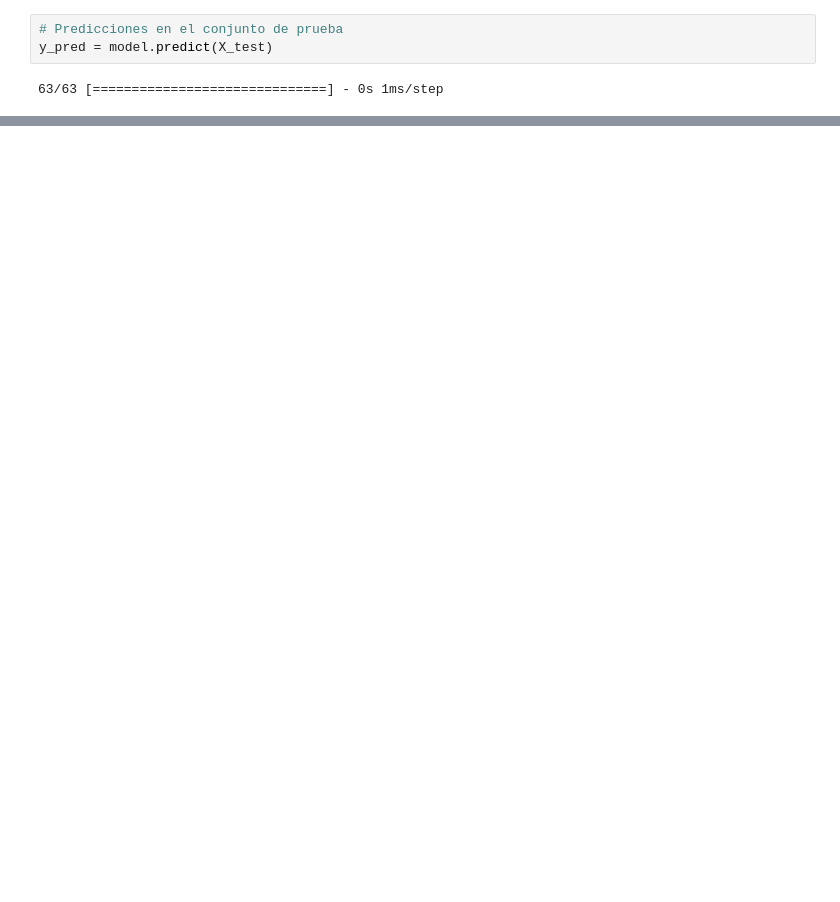
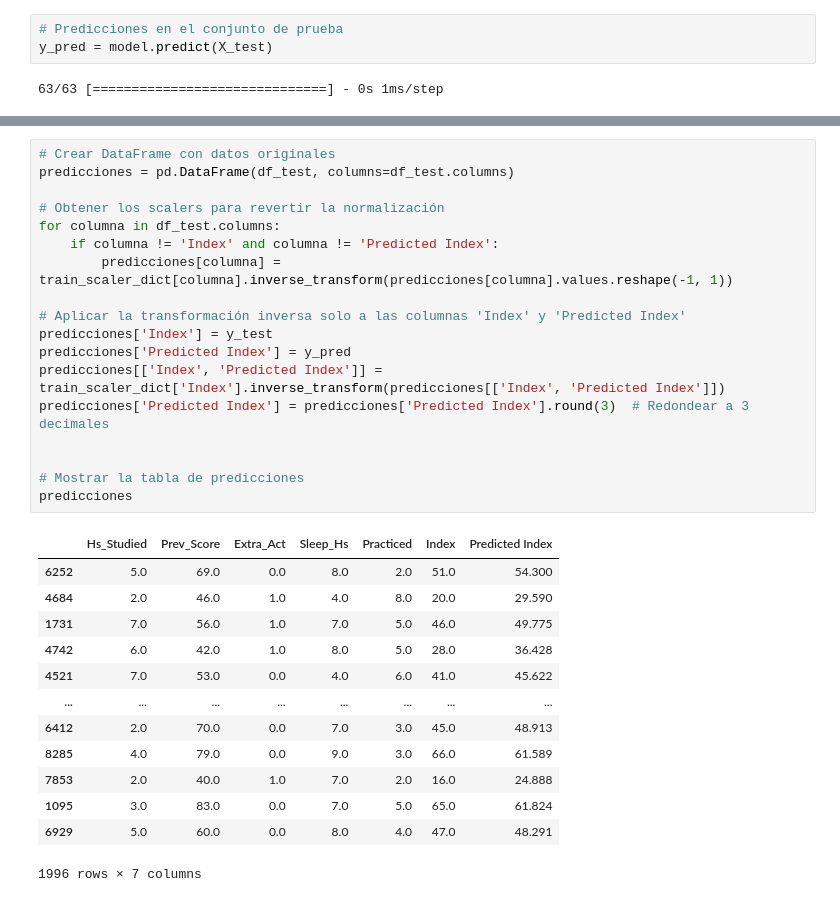
Before and after one commit to MiguelMussi/AAII_TP1, a Jupyter notebook: Problema_1.ipynb, the cells around one changed output, grey strips where cells are left out. Cells and saved outputs as stored; diff of their text form; blank space fills up the shorter version.

```diff
--- a/Problema_1.ipynb
+++ b/Problema_1.ipynb
@@ -474,0 +534,32 @@ R2 Score: 0.99
+# %%
+# Crear DataFrame con datos originales
+predicciones = pd.DataFrame(df_test, columns=df_test.columns)
+
+# Obtener los scalers para revertir la normalización
+for columna in df_test.columns:
+    if columna != 'Index' and columna != 'Predicted Index':
+        predicciones[columna] = train_scaler_dict[columna].inverse_transform(predicciones[columna].values.reshape(-1, 1))
+
+# Aplicar la transformación inversa solo a las columnas 'Index' y 'Predicted Index'
+predicciones['Index'] = y_test
+predicciones['Predicted Index'] = y_pred
+predicciones[['Index', 'Predicted Index']] = train_scaler_dict['Index'].inverse_transform(predicciones[['Index', 'Predicted Index']])
+predicciones['Predicted Index'] = predicciones['Predicted Index'].round(3)  # Redondear a 3 decimales
+
+
+# Mostrar la tabla de predicciones
+predicciones
+# %% [output]
+|  | Hs_Studied | Prev_Score | Extra_Act | Sleep_Hs | Practiced | Index | Predicted Index |
+| 6252 | 5.0 | 69.0 | 0.0 | 8.0 | 2.0 | 51.0 | 54.300 |
+| 4684 | 2.0 | 46.0 | 1.0 | 4.0 | 8.0 | 20.0 | 29.590 |
+| 1731 | 7.0 | 56.0 | 1.0 | 7.0 | 5.0 | 46.0 | 49.775 |
+| 4742 | 6.0 | 42.0 | 1.0 | 8.0 | 5.0 | 28.0 | 36.428 |
+| 4521 | 7.0 | 53.0 | 0.0 | 4.0 | 6.0 | 41.0 | 45.622 |
+| ... | ... | ... | ... | ... | ... | ... | ... |
+| 6412 | 2.0 | 70.0 | 0.0 | 7.0 | 3.0 | 45.0 | 48.913 |
+| 8285 | 4.0 | 79.0 | 0.0 | 9.0 | 3.0 | 66.0 | 61.589 |
+| 7853 | 2.0 | 40.0 | 1.0 | 7.0 | 2.0 | 16.0 | 24.888 |
+| 1095 | 3.0 | 83.0 | 0.0 | 7.0 | 5.0 | 65.0 | 61.824 |
+| 6929 | 5.0 | 60.0 | 0.0 | 8.0 | 4.0 | 47.0 | 48.291 |
+1996 rows × 7 columns
```
Also changed, not shown: parts of 10 cells of this notebook.
